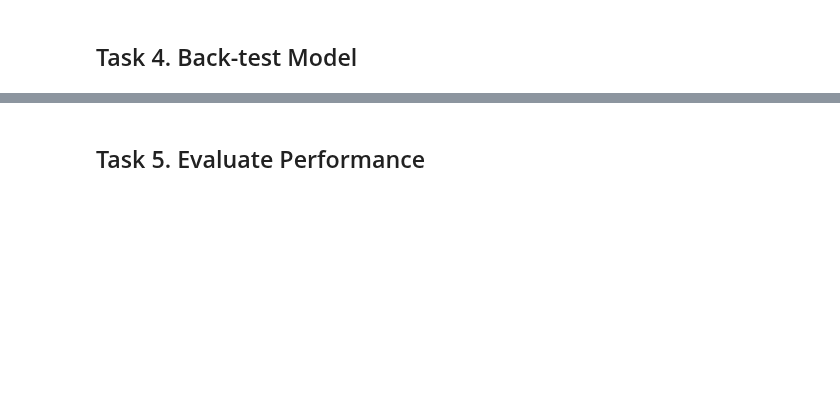
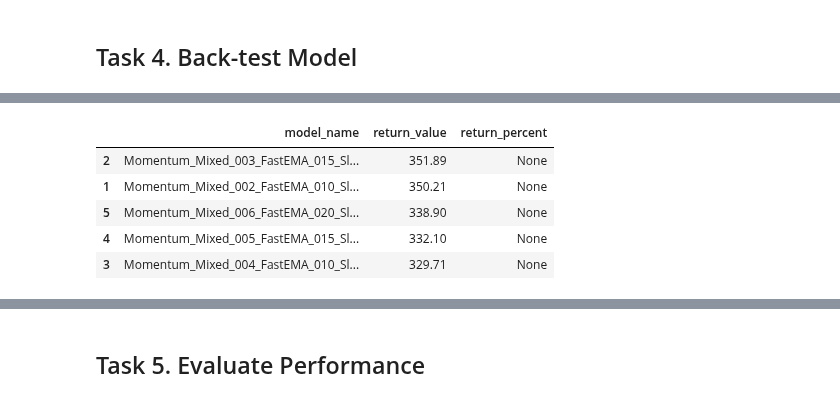
Before and after one commit to daines-analytics/quant-finance-projects, a Jupyter notebook: daily-stocks-report/py_algotrading_combo_ma_crossover_grid_AAPL.ipynb, the cells around one changed output, grey strips where cells are left out. Saved outputs shown, nothing was run; the diff lists cells and outputs as text; code cells hidden in the pictures; blank space fills up the shorter version.

```diff
--- a/daily-stocks-report/py_algotrading_combo_ma_crossover_grid_AAPL.ipynb
+++ b/daily-stocks-report/py_algotrading_combo_ma_crossover_grid_AAPL.ipynb
@@ -412,5 +530,5 @@ print(len(sma_performance_summary), 'profit/loss performance summaries generated
 # %%
-fast_ema_slow_sma_portfolios, fast_ema_slow_sma_performance = generate_portfolio_and_performance(fast_ema_slow_sma_models)
-print(len(fast_ema_slow_sma_portfolios), 'trading transaction portfolios generated.')
-print(len(fast_ema_slow_sma_performance), 'profit/loss performance summaries generated.')
+momentum_fast_ema_slow_sma_portfolios, momentum_fast_ema_slow_sma_performance = generate_portfolio_and_performance(momentum_fast_ema_slow_sma_models)
+print(len(momentum_fast_ema_slow_sma_portfolios), 'momentum trading transaction portfolios generated.')
+print(len(momentum_fast_ema_slow_sma_performance), 'profit/loss performance summaries generated.')
 # %% [output]
@@ -465,0 +590,9 @@ fast_sma_slow_ema_performance.head()
+# %%
+momentum_fast_ema_slow_sma_performance.head()
+# %% [output]
+|  | model_name | return_value | return_percent |
+| 2 | Momentum_Mixed_003_FastEMA_015_Sl... | 351.89 | None |
+| 1 | Momentum_Mixed_002_FastEMA_010_Sl... | 350.21 | None |
+| 5 | Momentum_Mixed_006_FastEMA_020_Sl... | 338.90 | None |
+| 4 | Momentum_Mixed_005_FastEMA_015_Sl... | 332.10 | None |
+| 3 | Momentum_Mixed_004_FastEMA_010_Sl... | 329.71 | None |
```
Also changed, not shown: parts of 49 cells of this notebook, 19 other files.
